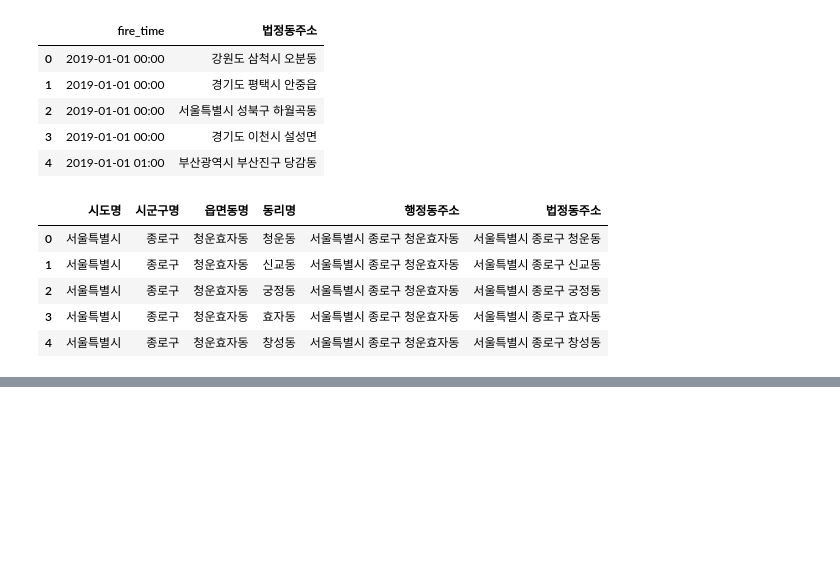
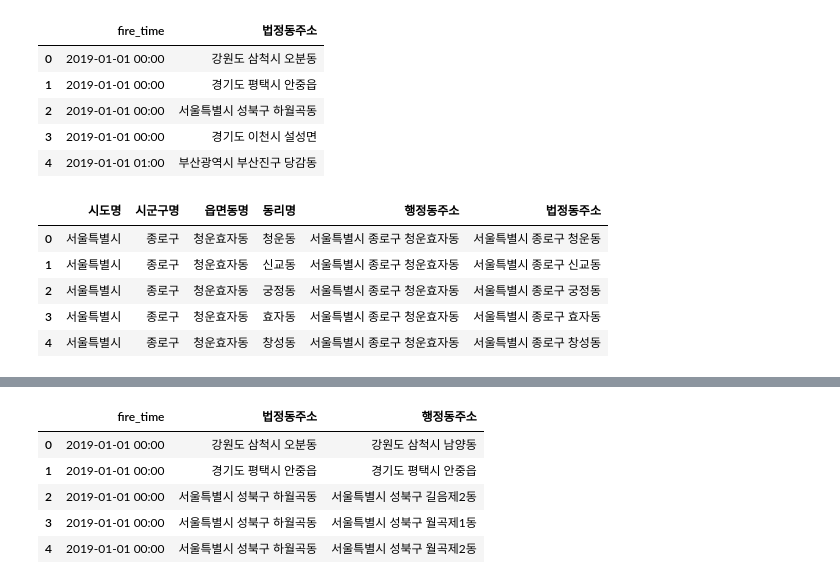
Before and after one commit to JuheePak/Convergence_project, a Jupyter notebook: src/preprocessing_dong.ipynb, the cells around one changed output, grey strips where cells are left out. Saved outputs shown, nothing was run; the diff lists cells and outputs as text; code cells hidden in the pictures; blank space fills up the shorter version.

```diff
--- a/src/preprocessing_dong.ipynb
+++ b/src/preprocessing_dong.ipynb
@@ -146,3 +146,6 @@ display(data.head())
 dong = data.drop(data.columns[[0, 1, 2, 3]], axis=1) # 행정동주소와 법정동주소 남기고 다 제거
 # %%
 dong.to_excel('data/행법동.xlsx', encoding='utf-8', index=False)
+# %%
+dong = pd.read_excel("data/행법동.xlsx")
+print(dong.head())
@@ -148,0 +171,10 @@ dong.to_excel('data/행법동.xlsx', encoding='utf-8', index=False)
+# %%
+hb = pd.merge(data1, dong, on='법정동주소', how='left')
+display(hb.head())
+# %% [output]
+|  | fire_time | 법정동주소 | 행정동주소 |
+| 0 | 2019-01-01 00:00 | 강원도 삼척시 오분동 | 강원도 삼척시 남양동 |
+| 1 | 2019-01-01 00:00 | 경기도 평택시 안중읍 | 경기도 평택시 안중읍 |
+| 2 | 2019-01-01 00:00 | 서울특별시 성북구 하월곡동 | 서울특별시 성북구 길음제2동 |
+| 3 | 2019-01-01 00:00 | 서울특별시 성북구 하월곡동 | 서울특별시 성북구 월곡제1동 |
+| 4 | 2019-01-01 00:00 | 서울특별시 성북구 하월곡동 | 서울특별시 성북구 월곡제2동 |
```
Also changed, not shown: parts of 5 cells of this notebook.
